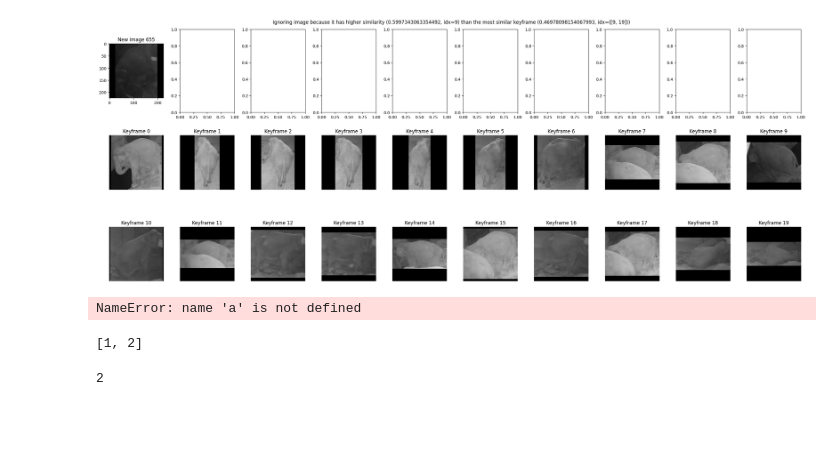
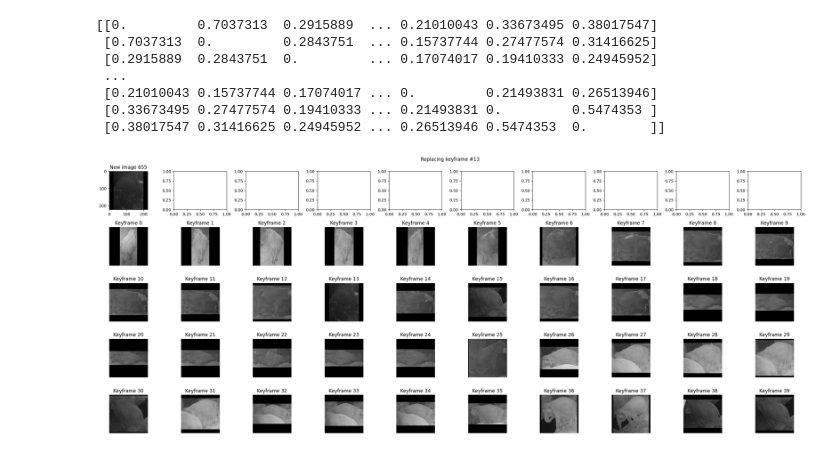
Before and after one commit to zhoumu53/zoo_vision, a Jupyter notebook: scripts/datasets/track_similarity_playground.ipynb, the cells around one changed output. Cells and saved outputs as stored; diff of their text form; code cells hidden in the pictures; blank space fills up the shorter version.

Commit message:
Add keyframes!

```diff
--- a/scripts/datasets/track_similarity_playground.ipynb
+++ b/scripts/datasets/track_similarity_playground.ipynb
@@ -91,7 +102,18 @@ ViTEmbeddings(
 # %%
-MAX_KEYFRAMES = 20
-keyframe_images = []
-keyframe_embeddings = []
-keyframe_similarities = torch.ones((0, 0))
+MAX_KEYFRAMES = 40
+keyframe_images = [None] * MAX_KEYFRAMES
+keyframe_embeddings = [None] * MAX_KEYFRAMES
+keyframe_similarities = torch.ones((MAX_KEYFRAMES, MAX_KEYFRAMES))
+# keyframe_similarities.fill_diagonal_(0)
 
 sample_iter = ds.iter_samples()
+# %%
+sample = next(ds.iter_samples())
+image = PIL.Image.open(sample["filepath"])
+pixel_values = image_processor.preprocess(image)["pixel_values"]
+pixel_values = np.stack(pixel_values, 0)
+pixel_values = torch.from_numpy(pixel_values)
+embeddings = embeddings_model.forward(pixel_values)
+
+print([*embeddings.shape])
+print(math.prod([*embeddings.shape]) / 1024)
@@ -197,38 +215,31 @@ Ignoring image because it has higher similarity (0.5997343063354492, idx=9) than
 # %%
-nrows = 3
+print(keyframe_similarities.numpy())
+nrows = 5
 ncols = 10
 fig, axs = plt.subplots(nrows, ncols, figsize=(25, 10))
 ax: Axes = axs[0, 0]
 ax.imshow(image)
 ax.set_title(f"New image {si}")
-axs = axs[1:3, :].reshape(-1)
+axs = axs[1:, :].reshape(-1)
 for i, im in enumerate(keyframe_images):
+    if im is None:
+        continue
     ax = axs[i]
     ax.imshow(im)
     ax.set_axis_off()
     ax.set_title(f"Keyframe {i}")
 fig.suptitle(msg)
 fig.tight_layout()
-display.display(plt.gcf())
-display.clear_output(wait=True)
-time.sleep(0.1)
+# display.display(plt.gcf())
+# display.clear_output(wait=True)
+# time.sleep(0.1)
+plt.show()
 # %% [output]
+[[0.         0.7037313  0.2915889  ... 0.21010043 0.33673495 0.38017547]
+ [0.7037313  0.         0.2843751  ... 0.15737744 0.27477574 0.31416625]
+ [0.2915889  0.2843751  0.         ... 0.17074017 0.19410333 0.24945952]
+ ...
+ [0.21010043 0.15737744 0.17074017 ... 0.         0.21493831 0.26513946]
+ [0.33673495 0.27477574 0.19410333 ... 0.21493831 0.         0.5474353 ]
+ [0.38017547 0.31416625 0.24945952 ... 0.26513946 0.5474353  0.        ]]
-[figure, old version]
+[figure, new version]
-# %%
-av, ai = torch.max(a, dim=0)
-av, ai
-# %% [output]
-NameError: name 'a' is not defined
-# %%
-highest_v, highest_i = torch.max(av, dim=0)
-two_frames_idx = [highest_i.item(), ai[highest_i].item()]
-two_frames_idx
-# %% [output]
-[1, 2]
-# %%
-a = torch.tensor([[0, 0, 0], [0, 0, 0.1], [0, 0.1, 0]])
-a = torch.stack([a, a])
-# torch.linalg.norm(a.reshape(2,-1),dim=1).shape
-len(a)
-# %% [output]
-2
```
Also changed, not shown: parts of 5 cells of this notebook, 17 other files.
